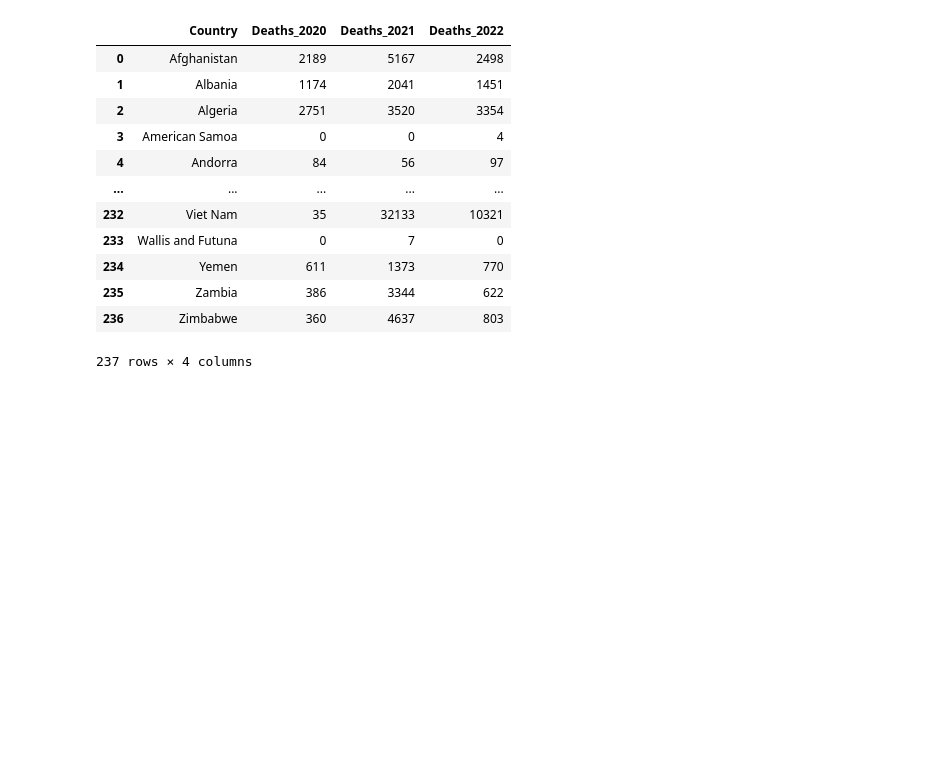
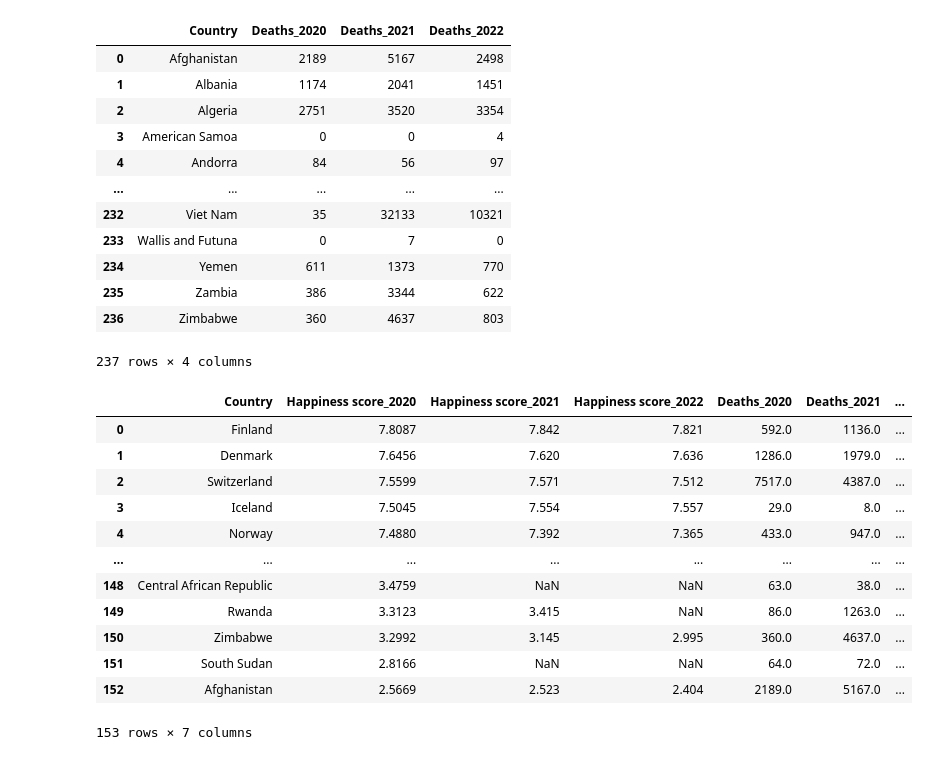
Before and after one commit to PBx0N/HappinessAndCovid, a Jupyter notebook: Transforming_data/transfrom_data_JS.ipynb, the cells around one changed output. Cells and saved outputs as stored; diff of their text form; code cells hidden in the pictures; blank space fills up the shorter version.

```diff
--- a/Transforming_data/transfrom_data_JS.ipynb
+++ b/Transforming_data/transfrom_data_JS.ipynb
@@ -18,0 +122,3 @@ happiness_df.head()
+# %%
+happiness_factor2021_df = happiness2021_df[['Country', 'Happiness score_2021']]
+happiness_factor2021_df
@@ -18,0 +139,3 @@ happiness_df.head()
+# %%
+happiness_factor2022_df = happiness2022_df[['Country', 'Happiness score_2022']]
+happiness_factor2022_df
@@ -18,0 +156,5 @@ happiness_df.head()
+# %%
+dfs = [happiness_factor2020_df, happiness_factor2021_df, happiness_factor2022_df]
+dfs = [df.set_index('Country') for df in dfs]
+combined_happiness_df = dfs[0].join(dfs[1:])
+combined_happiness_df.dropna(axis=0, how='any', thresh=None, subset=None, inplace=False)
@@ -119,8 +276,8 @@ COVID2022_df
 237 rows × 2 columns
 # %%
 merged2_df = pd.merge(COVID2020_df, COVID2021_df, on = 'Country', how ="inner")
-merged3_df = pd.merge(merged2_df, COVID2022_df, on ='Country', how = "inner")
-merged3_df
+COVID_merged_df = pd.merge(merged2_df, COVID2022_df, on ='Country', how = "inner")
+COVID_merged_df
 # %% [output]
 |  | Country | Deaths_2020 | Deaths_2021 | Deaths_2022 |
 | 0 | Afghanistan | 2189 | 5167 | 2498 |
@@ -135,3 +292,21 @@ merged3_df
 | 235 | Zambia | 386 | 3344 | 622 |
 | 236 | Zimbabwe | 360 | 4637 | 803 |
 237 rows × 4 columns
+# %%
+#merge both tables: happiness_df and COVID_merged_df
+final_df = pd.merge(combined_happiness_df, COVID_merged_df, on = "Country", how = "left")
+final_df
+# %% [output]
+|  | Country | Happiness score_2020 | Happiness score_2021 | Happiness score_2022 | Deaths_2020 | Deaths_2021 | ... |
+| 0 | Finland | 7.8087 | 7.842 | 7.821 | 592.0 | 1136.0 | ... |
+| 1 | Denmark | 7.6456 | 7.620 | 7.636 | 1286.0 | 1979.0 | ... |
+| 2 | Switzerland | 7.5599 | 7.571 | 7.512 | 7517.0 | 4387.0 | ... |
+| 3 | Iceland | 7.5045 | 7.554 | 7.557 | 29.0 | 8.0 | ... |
+| 4 | Norway | 7.4880 | 7.392 | 7.365 | 433.0 | 947.0 | ... |
+| ... | ... | ... | ... | ... | ... | ... | ... |
+| 148 | Central African Republic | 3.4759 | NaN | NaN | 63.0 | 38.0 | ... |
+| 149 | Rwanda | 3.3123 | 3.415 | NaN | 86.0 | 1263.0 | ... |
+| 150 | Zimbabwe | 3.2992 | 3.145 | 2.995 | 360.0 | 4637.0 | ... |
+| 151 | South Sudan | 2.8166 | NaN | NaN | 64.0 | 72.0 | ... |
+| 152 | Afghanistan | 2.5669 | 2.523 | 2.404 | 2189.0 | 5167.0 | ... |
+153 rows × 7 columns
```
Also changed, not shown: parts of 14 cells of this notebook, 5 other files.
